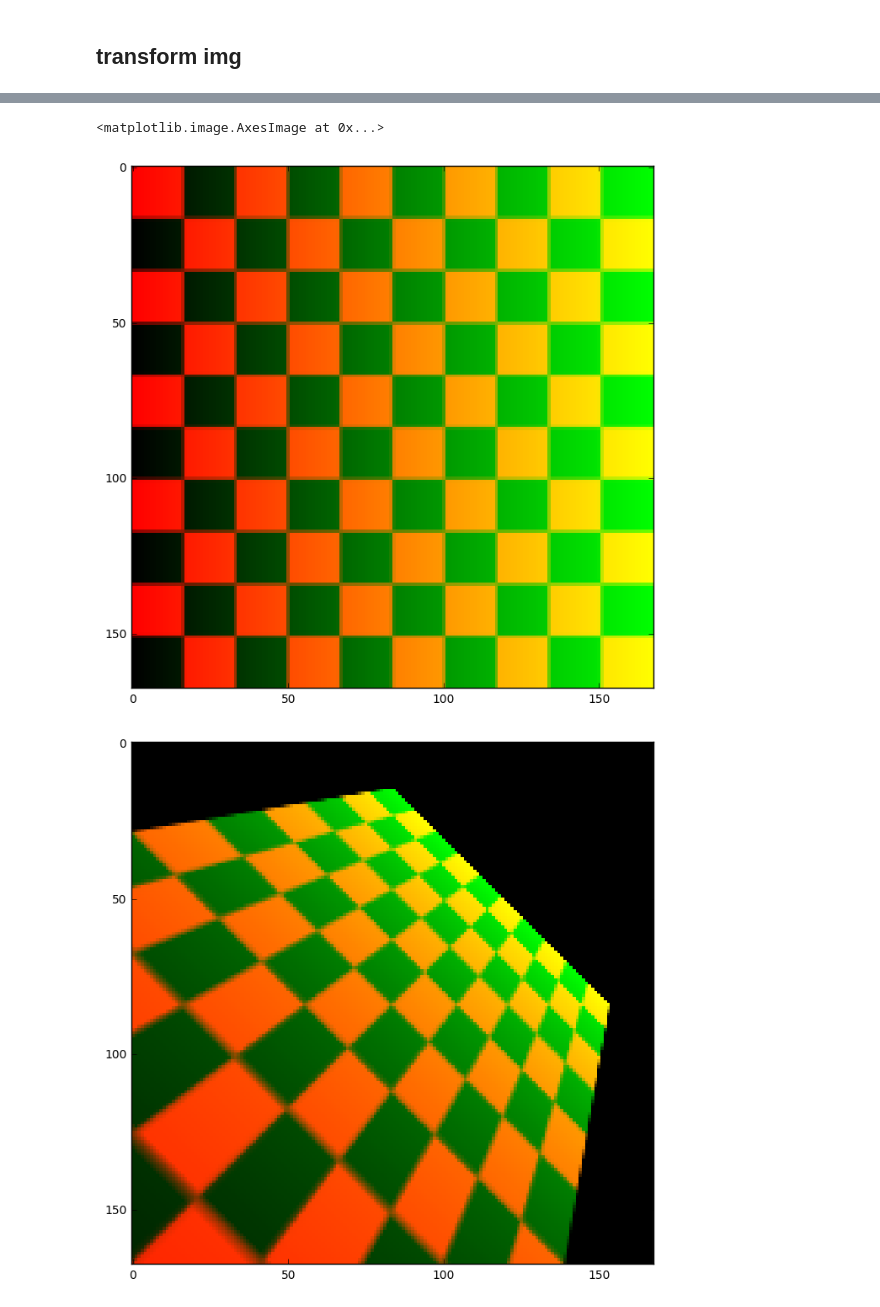
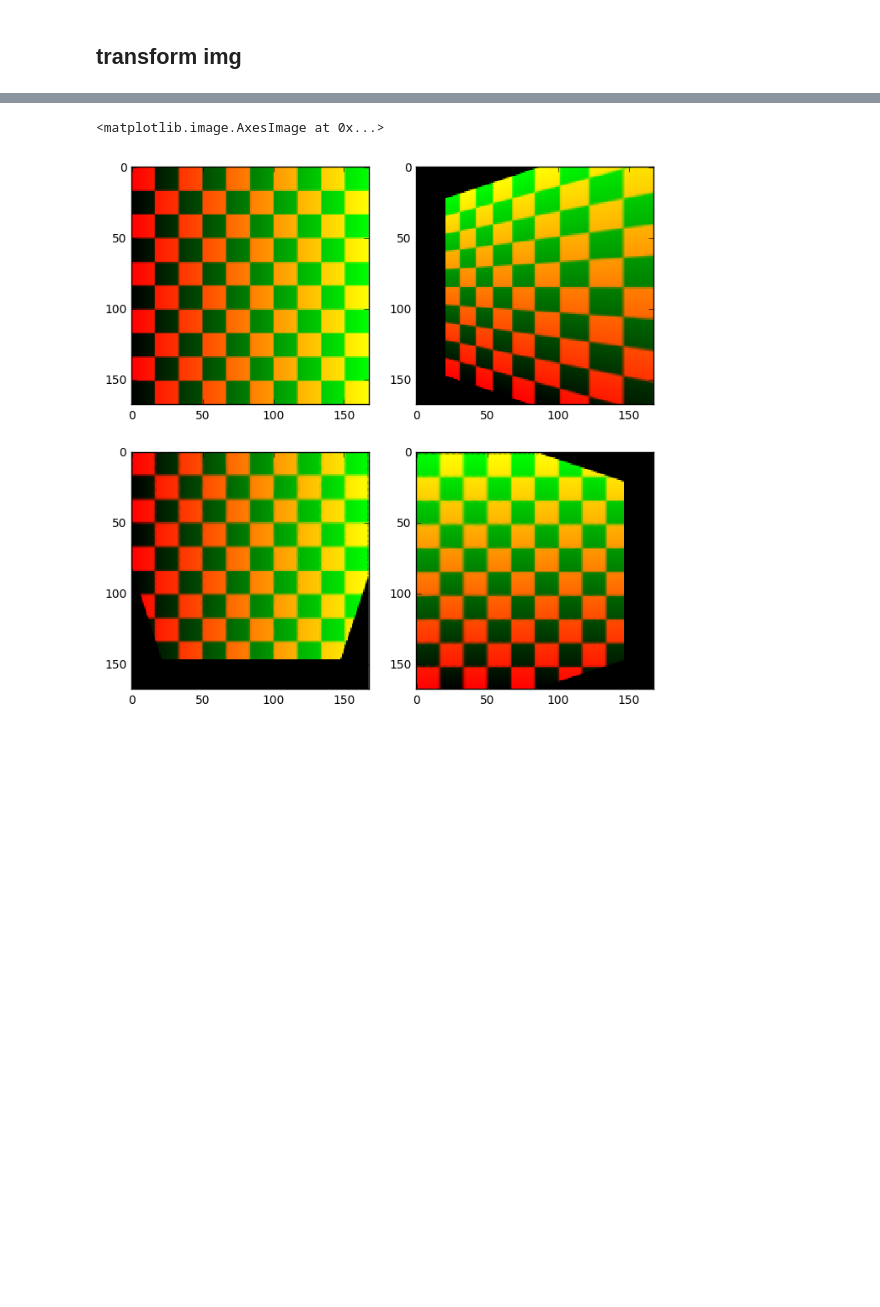
Before and after one commit to olaroos/textrec, a Jupyter notebook: findLines.ipynb, the cells around one changed output, grey strips where cells are left out. Drawn from its saved outputs; the diff is of its cells as text; code cells hidden in the pictures; blank space fills up the shorter version.

```diff
--- a/findLines.ipynb
+++ b/findLines.ipynb
@@ -468,19 +503,29 @@ tst[..., 0] = tsts[..., 3]
 tst[..., 1] = np.linspace(0, 255, W)
 print(tst.shape)
 plt.figure(figsize=(8,8))
+plt.subplot(2, 2, 1)
 plt.imshow(tst, interpolation='none')
 img_width, img_height, _ = tst.shape
 
-h = getH(tst, [img_width, 0])
+h = getH(tst, [img_width/2.0, img_height*2.0])
 # h_inv = np.linalg.inv(h)
+
 aff = cv2.warpPerspective(tst, h, (img_height, img_width))
-plt.figure(figsize=(8,8))
+plt.subplot(2, 2, 2)
 plt.imshow(aff, interpolation='none')
-aff = cv2.warpPerspective(aff, np.linalg.inv(h), (img_height, img_width))
-plt.figure(figsize=(8,8))
-plt.imshow(aff, interpolation='none')
-aff = cv2.warpPerspective(tst, np.linalg.inv(h), (img_height, img_width))
-plt.figure(figsize=(8,8))
-plt.imshow(aff, interpolation='none')
+
+orig = cv2.warpPerspective(aff, np.linalg.inv(h), (img_height, img_width))
+plt.subplot(2, 2, 3)
+plt.imshow(orig, interpolation='none')
+
+# orig2 = cv2.warpPerspective(aff, h, (img_height, img_width), flags=cv2.WARP_INVERSE_MAP)
+# plt.subplot(2, 2, 4)
+# plt.imshow(orig2, interpolation='none')
+
+new_h = getH(aff, [-img_width, img_height/2.0])
+# np.linalg.inv(
+reverse = cv2.warpPerspective(aff, new_h, (img_height, img_width))
+plt.subplot(2, 2, 4)
+plt.imshow(reverse, interpolation='none')
 # %% [output]
 (168, 168, 3)
@@ -503,3 +532,2 @@ T1:
 <matplotlib.image.AxesImage at 0x...>
-[figure, old version]
+[figure, new version]
-[figure, removed]
```
Also changed, not shown: parts of 24 cells of this notebook, 1 other file.
